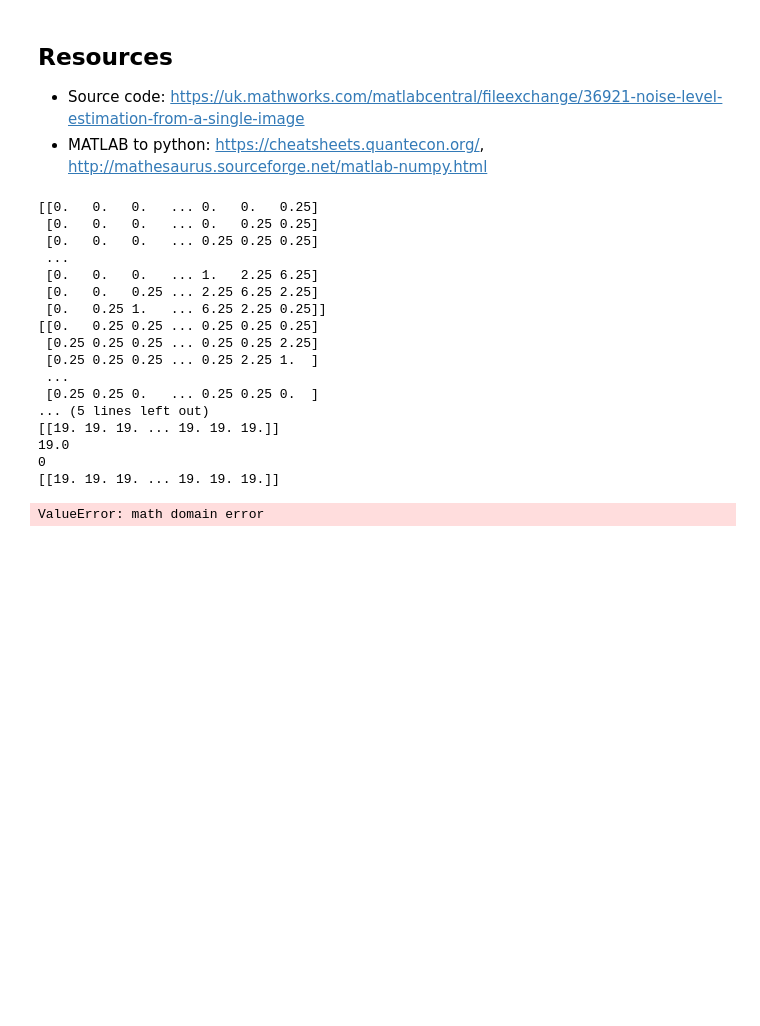
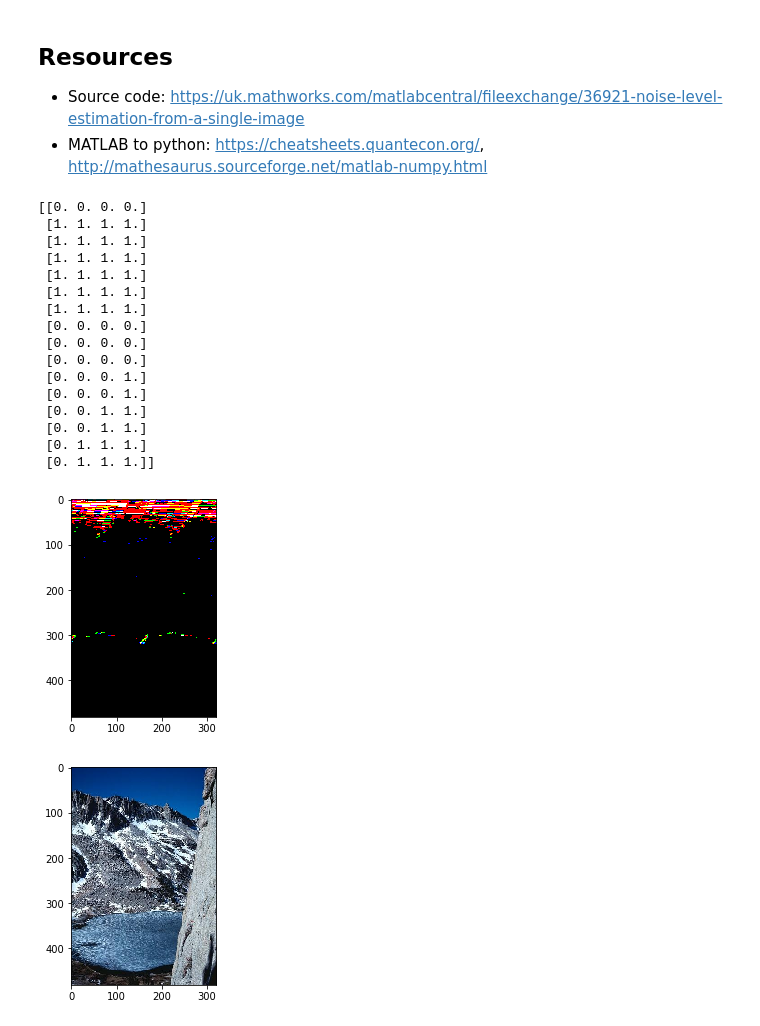
Before and after one commit to fortythreesam/FourthYearProject, a Jupyter notebook: Weak Texture Patches .ipynb, the cells around one changed output. Saved outputs shown, nothing was run; the diff lists cells and outputs as text; code cells hidden in the pictures; blank space fills up the shorter version.

Commit message:
Fixed weak_texture_mask code

```diff
--- a/Weak Texture Patches .ipynb
+++ b/Weak Texture Patches .ipynb
@@ -129,64 +129,68 @@ img: input single image
 th: threshold which is output of NoiseLevel
 patchsize (optional): patchsize (default: 7)
 """
-def weakTextureMask(img, th, patchsize=7):
-    kh = numpy.array([-1/2, 0, 1/2])
-    imgh = scipy.ndimage.correlate(img.astype(numpy.float64), kh, mode="nearest")
+def weak_texture_mask(img, th, patchsize=7):
+    kh = numpy.array([[[-1/2],[0],[1/2]]])
+    imgh = scipy.ndimage.correlate(img.astype(numpy.float32), kh, mode="nearest")
     imgh = imgh[:,1:len(imgh[1])-1,:]
     imgh = numpy.multiply(imgh, imgh)
-    print(imgh.shape)
 
-    kv = kh.conj().transpose()
-    imgv = scipy.ndimage.correlate(img, kv, mode="nearest")
-    imgv = imgv[1:len(imgv[0])-1][:][:]
+    kv = numpy.array([[[-1/2]],[[0]],[[1/2]]])
+    imgv = scipy.ndimage.correlate(img.astype(numpy.float32), kv, mode="nearest")
+    imgv = imgv[1:len(imgv)-1,:,:]
     imgv = numpy.multiply(imgv, imgv)
-    print(imgv.shape)
 
     s = img.shape
-    msk = numpy.zeros(s, Float)
+    msk = numpy.zeros(s, float)
 
     for cha in range(0,s[2]):
-        m = im2col_sliding_strided_v2(img[:][:][cha],(patchsize, patchsize))
+        m = im2col_sliding_strided_v2(img.astype(numpy.float32)[:,:,cha],(patchsize, patchsize))
         m = numpy.zeros(m.shape)
-        Xh = im2col_sliding_strided_v2(imgh[:][:][cha],(patchsize, patchsize-2))
-        Xv = im2col_sliding_strided_v2(imgv[:][:][cha],(patchsize-2, patchsize))
+        Xh = im2col_sliding_strided_v2(imgh[:,:,cha],(patchsize, patchsize-2))
+        Xv = im2col_sliding_strided_v2(imgv[:,:,cha],(patchsize-2, patchsize))
 
-        Xtr = numpy.vstack((Xh,Xv)).sum(axis=0)
+        Xtr = numpy.vstack((Xv,Xh)).sum(axis=0)[numpy.newaxis]
 
-        p = [1 if p < th[cha] else 0 for p in Xtr]
+        p = [1 if pp < th[cha] else 0 for pp in Xtr[0]]
         ind = 0
-        for col in range(s[1]-patchsize):
-            for row in range(s[0]-patchsize):
+        for col in range(s[1]-patchsize+1):
+            for row in range(s[0]-patchsize+1):
                 if p[ind] > 0:
-                    msk [row:row+patchsize, col:col+patchsize-1, cha] = 1
+                    msk[col:col+patchsize-1,row:row+patchsize, cha] = 1
                 ind += 1
+    print(msk[16:32,16:20,0])
     return msk
 # %%
 test_image = cv.imread('images/167083.jpg')
 for x in range(test_image.shape[0]):
     for y in range(test_image.shape[1]):
         test_image[x,y,0], test_image[x,y,2] = test_image[x,y,2], test_image[x,y,0]
-# %%
-nlevel, th, num = NoiseLevel(test_image)
-# %% [output]
-[[0.   0.   0.   ... 0.   0.   0.25]
- [0.   0.   0.   ... 0.   0.25 0.25]
- [0.   0.   0.   ... 0.25 0.25 0.25]
- ...
- [0.   0.   0.   ... 1.   2.25 6.25]
- [0.   0.   0.25 ... 2.25 6.25 2.25]
- [0.   0.25 1.   ... 6.25 2.25 0.25]]
-[[0.   0.25 0.25 ... 0.25 0.25 0.25]
- [0.25 0.25 0.25 ... 0.25 0.25 2.25]
- [0.25 0.25 0.25 ... 0.25 2.25 1.  ]
- ...
- [0.25 0.25 0.   ... 0.25 0.25 0.  ]
-... (5 lines left out)
-[[19. 19. 19. ... 19. 19. 19.]]
-19.0
-0
-[[19. 19. 19. ... 19. 19. 19.]]
-ValueError: math domain error
+# %%
+#nlevel, th, num = NoiseLevel(test_image)
+msk = weak_texture_mask(test_image, [0.2696,0.2806,0.2538],3)
+plt.imshow(msk)
+plt.show()
+plt.imshow(test_image)
+plt.show()
+# %% [output]
+[[0. 0. 0. 0.]
+ [1. 1. 1. 1.]
+ [1. 1. 1. 1.]
+ [1. 1. 1. 1.]
+ [1. 1. 1. 1.]
+ [1. 1. 1. 1.]
+ [1. 1. 1. 1.]
+ [0. 0. 0. 0.]
+ [0. 0. 0. 0.]
+ [0. 0. 0. 0.]
+ [0. 0. 0. 1.]
+ [0. 0. 0. 1.]
+ [0. 0. 1. 1.]
+ [0. 0. 1. 1.]
+ [0. 1. 1. 1.]
+ [0. 1. 1. 1.]]
+[figure, added]
+[figure, added]
 # %%
 def add_gaussian_noise(img):
     m = (0,0,0)
```
Also changed, not shown: parts of 1 cell of this notebook, 2 other files.
